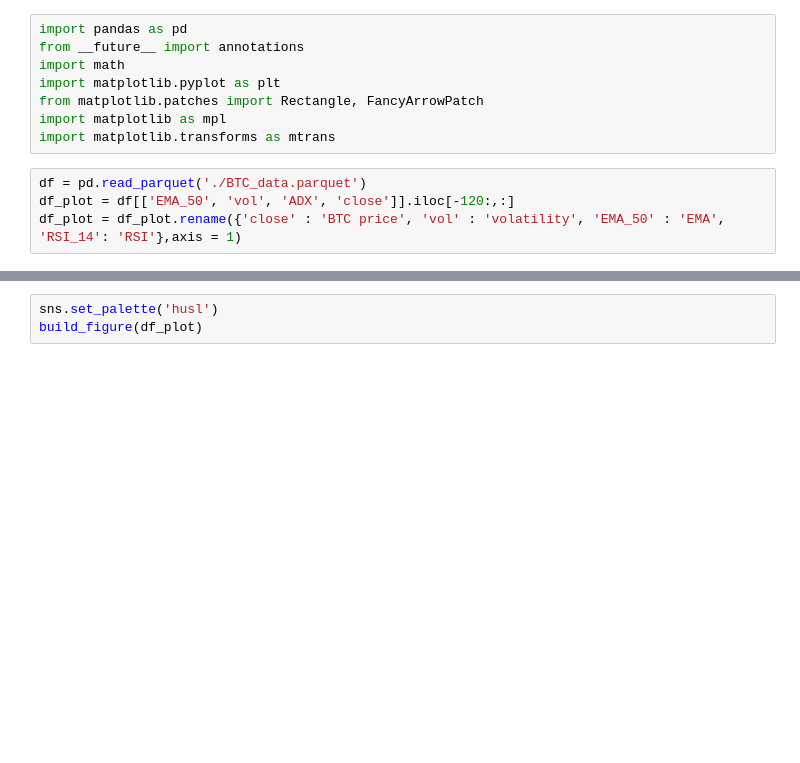
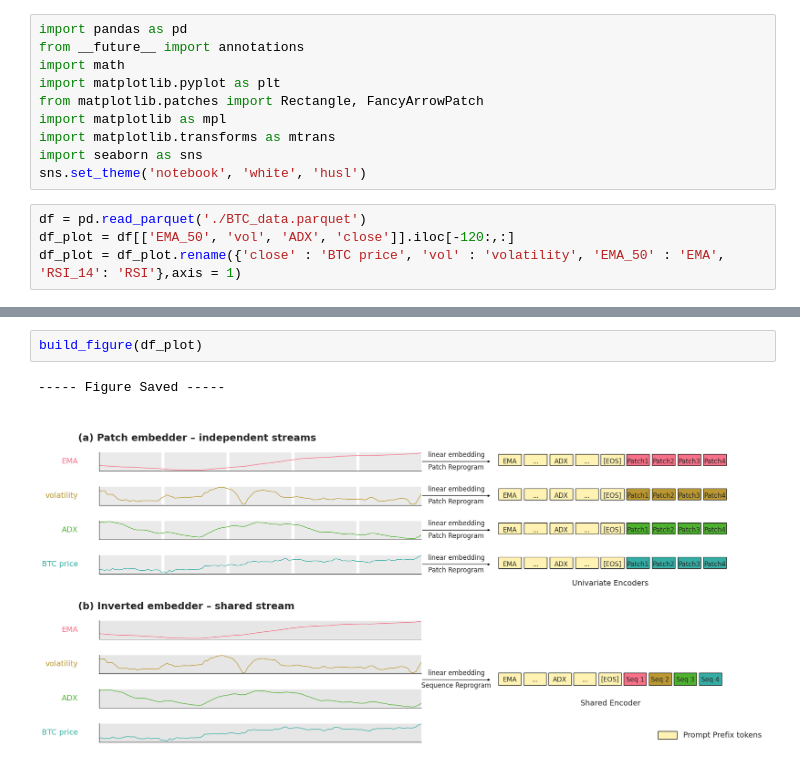
Before and after one commit to QuantLet/LLMs-for-BTC-TS, a Jupyter notebook: 1. Inverted embedding/build_figure.ipynb, the cells around one changed output, grey strips where cells are left out. Saved outputs shown, nothing was run; the diff lists cells and outputs as text; blank space fills up the shorter version.

```diff
--- a/1. Inverted embedding/build_figure.ipynb
+++ b/1. Inverted embedding/build_figure.ipynb
@@ -6,6 +6,8 @@ import matplotlib.pyplot as plt
 from matplotlib.patches import Rectangle, FancyArrowPatch
 import matplotlib as mpl
 import matplotlib.transforms as mtrans
+import seaborn as sns
+sns.set_theme('notebook', 'white', 'husl')
 # %%
 df = pd.read_parquet('./BTC_data.parquet')
 df_plot = df[['EMA_50', 'vol', 'ADX', 'close']].iloc[-120:,:]
@@ -249,5 +253,7 @@ def build_figure(                         # ───────── configur
     print('----- Figure Saved -----')
     plt.show()
 # %%
-sns.set_palette('husl')
 build_figure(df_plot)
+# %% [output]
+----- Figure Saved -----
+[figure, added]
```
Also changed, not shown: parts of 1 cell of this notebook, 3 other files.
